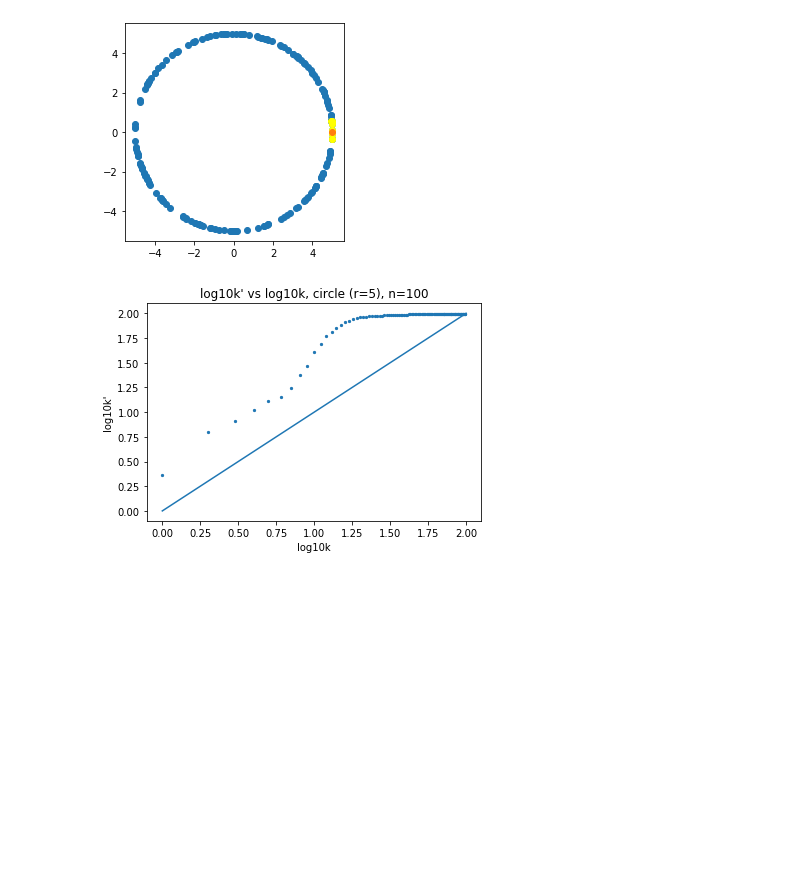
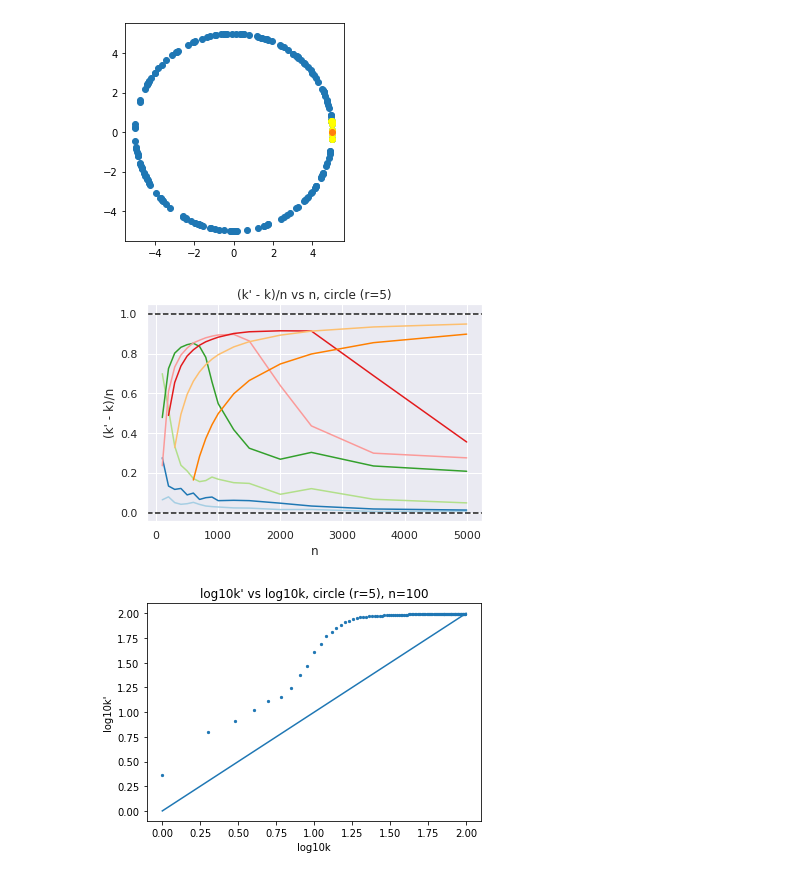
Before and after one commit to neurodata/hayden, a Jupyter notebook: geodesic-learning/circle.ipynb, the cells around one changed output. Cells and saved outputs as stored; diff of their text form; code cells hidden in the pictures; blank space fills up the shorter version.

Commit message:
circle plots

```diff
--- a/geodesic-learning/circle.ipynb
+++ b/geodesic-learning/circle.ipynb
@@ -2,4 +2,10 @@
 import numpy as np
 from rerf.urerf import UnsupervisedRandomForest
 import matplotlib.pyplot as plt
+
+from joblib import Parallel, delayed
+import seaborn as sns
+sns.set()
+
+colors = sns.color_palette("Dark2")
 # %%
@@ -101,0 +185,21 @@ plt.savefig('circle_r5_k10.png')
+# %%
+# plotting cell
+colors = sns.color_palette("Paired", n_colors=len(ks))
+fig, ax = plt.subplots(1,1)
+
+for i, k in enumerate(ks):
+    diff = len(ns_) - len(means_[i])
+    ax.plot(ns_[diff:], (np.array(means_[i]) - k)/ns_[diff:], label='k=%i'%(k), c=colors[i])
+    ax.set_title("(k' - k)/n vs n, circle (r=5)")
+ax.set_xlabel('n')
+ax.set_ylabel("(k' - k)/n")
+ax.axhline(y=1, c='k', ls="--")
+ax.axhline(y=0, c='k', ls="--")
+plt.savefig('circle_r5' + '.png')
+
+# ax.plot(np.arange(1, n, step=0.05), np.arange(1, n, step=0.05), label='y=n')
+# ax.plot(np.arange(100, n, step=0.05), (np.log10(np.arange(100, n, step=0.05)) - 20) / np.arange(100, n, step=0.05), c='r', label='y=log10n')
+# plt.errorbar(ns_, (np.array(means_) - 20) / ns_, yerr=1.96*np.array(stds_)/np.sqrt(mc_its_),alpha=0.15)
+# ax.legend()
+# %% [output]
+[figure, added]
```
Also changed, not shown: parts of 13 cells of this notebook, 11 other files.
